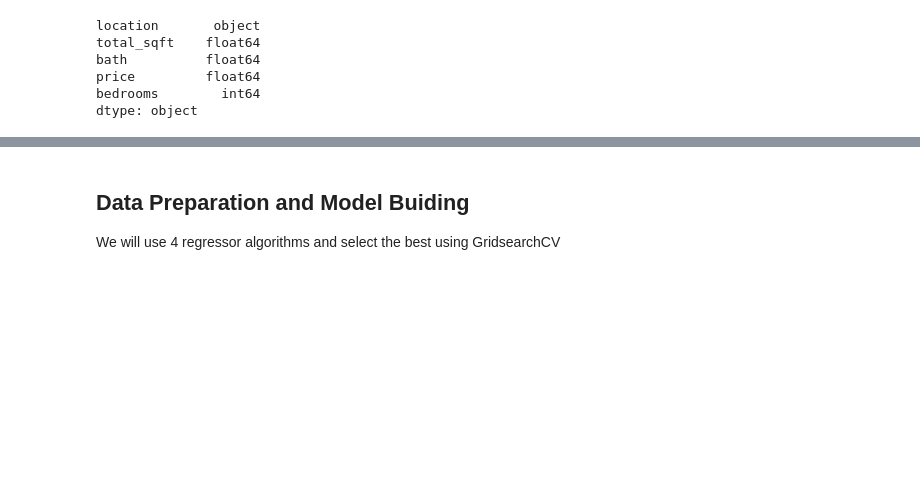
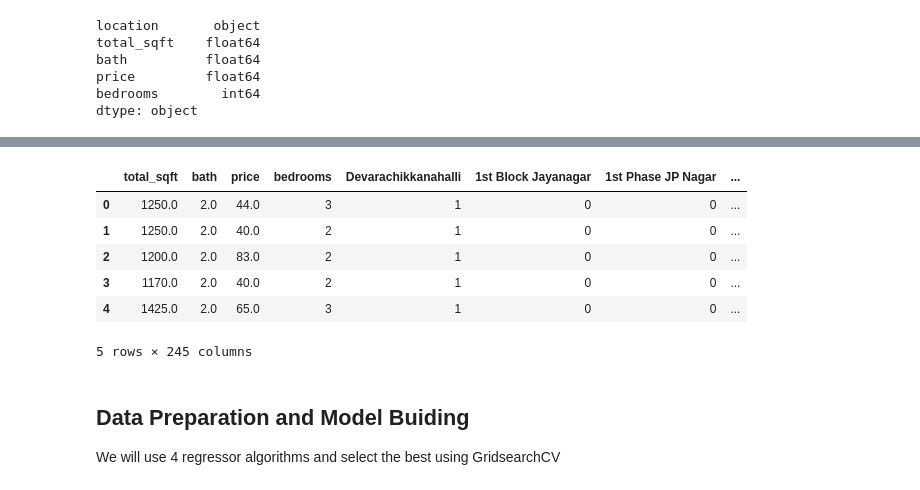
Before and after one commit to andrewnyagar/problem_statement3, a Jupyter notebook: PricePrediction.ipynb, the cells around one changed output, grey strips where cells are left out. Cells and saved outputs as stored; diff of their text form; code cells hidden in the pictures; blank space fills up the shorter version.

```diff
--- a/PricePrediction.ipynb
+++ b/PricePrediction.ipynb
@@ -388,3 +398,15 @@ df8.location = le.fit_transform(df8['location'])
+# %%
+#drop the location column
+df10 = df9.drop('location',axis=1)
+df10.head()
+# %% [output]
+|  | total_sqft | bath | price | bedrooms | Devarachikkanahalli | 1st Block Jayanagar | 1st Phase JP Nagar | ... |
+| 0 | 1250.0 | 2.0 | 44.0 | 3 | 1 | 0 | 0 | ... |
+| 1 | 1250.0 | 2.0 | 40.0 | 2 | 1 | 0 | 0 | ... |
+| 2 | 1200.0 | 2.0 | 83.0 | 2 | 1 | 0 | 0 | ... |
+| 3 | 1170.0 | 2.0 | 40.0 | 2 | 1 | 0 | 0 | ... |
+| 4 | 1425.0 | 2.0 | 65.0 | 3 | 1 | 0 | 0 | ... |
+5 rows × 245 columns
 # %% [markdown]
 ## Data Preparation and Model Buiding
 
```
Also changed, not shown: parts of 12 cells of this notebook, 1 other file.
